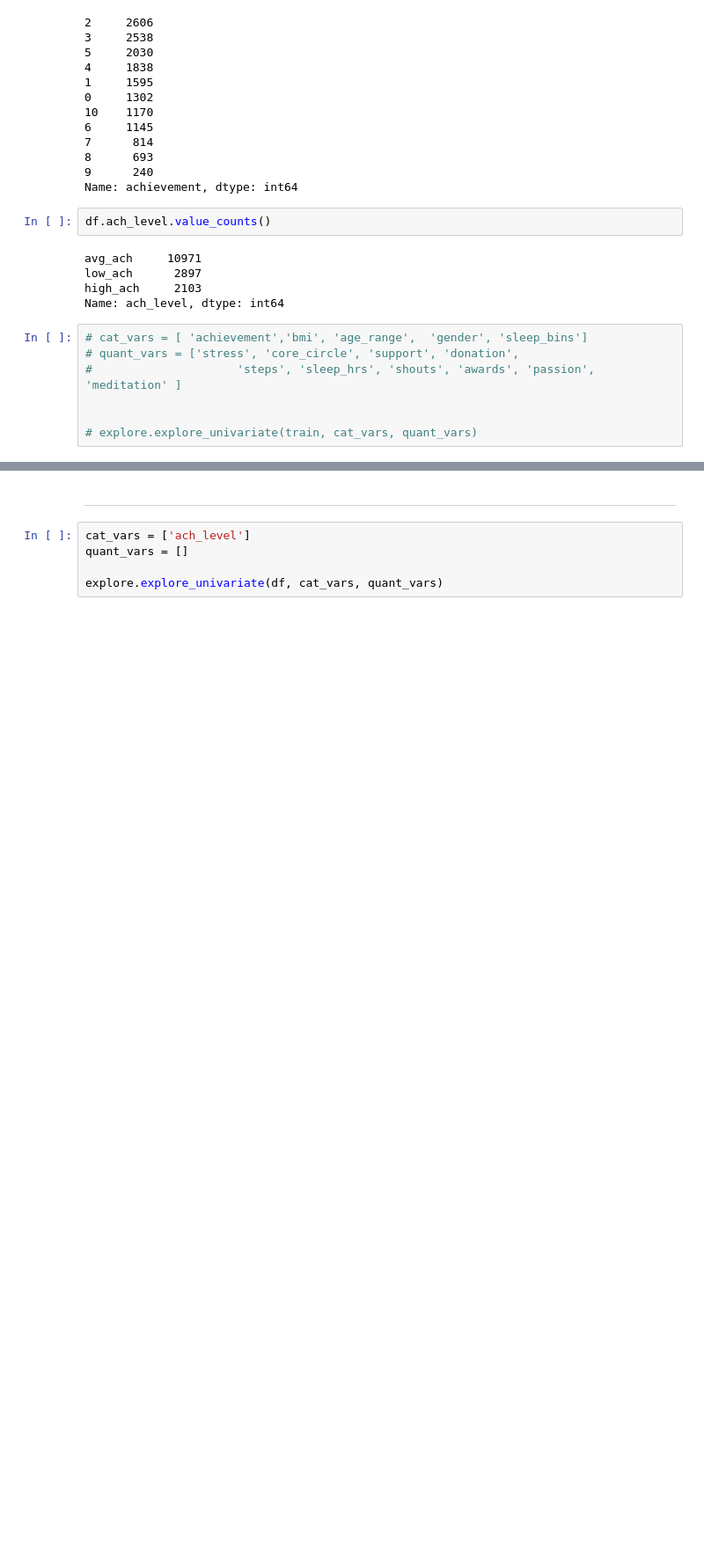
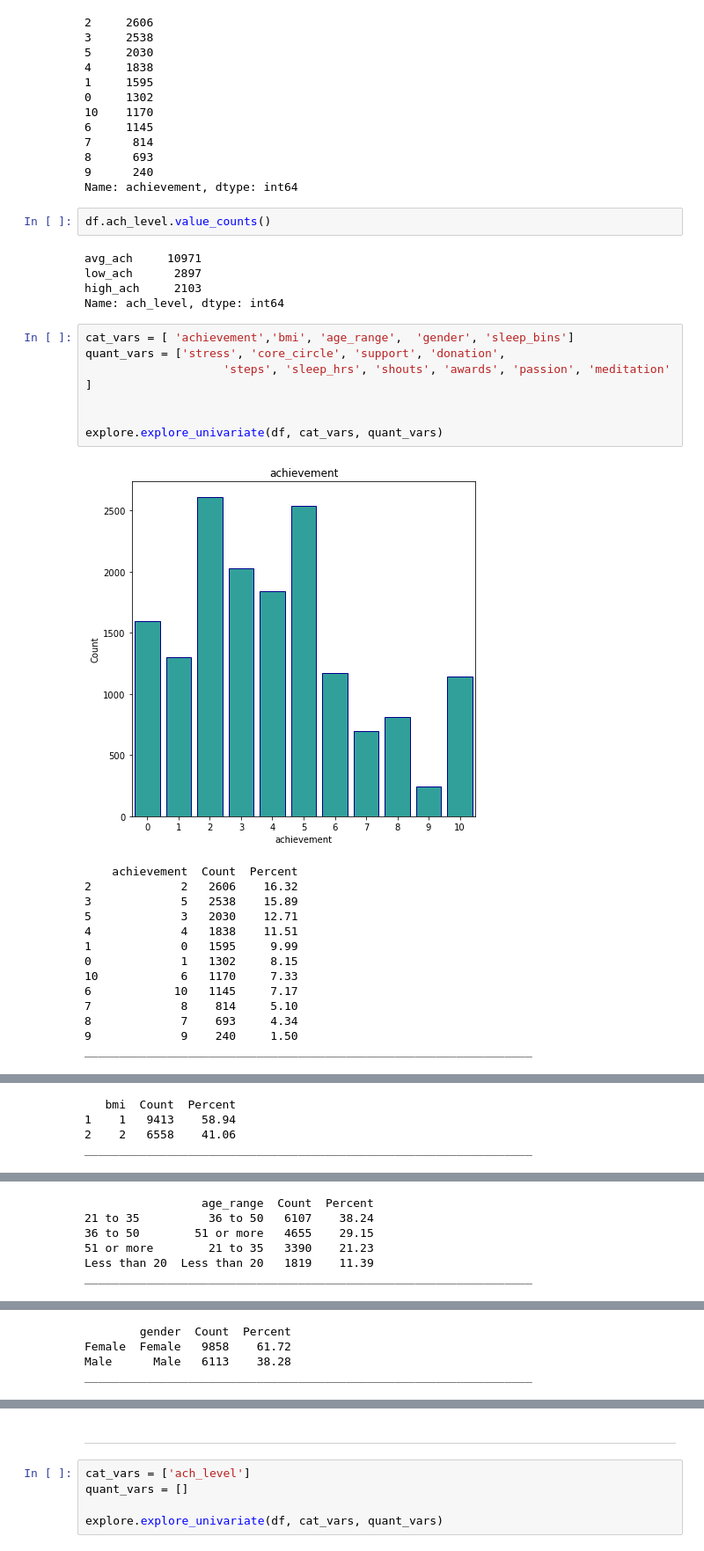
Before and after one commit to barbmarques/Lifestyle_Predictors_of_Personal_Achievement, a Jupyter notebook: Wellbeing-Project-Final.ipynb, the cells around one changed output, grey strips where cells are left out. Shown at 88% size. Saved outputs shown, nothing was run; the diff lists cells and outputs as text; blank space fills up the shorter version.

Commit message:
Final Individual Project - Lifestyle Factors Contributing to Personal Achievement

```diff
--- a/Wellbeing-Project-Final.ipynb
+++ b/Wellbeing-Project-Final.ipynb
@@ -250,9 +250,24 @@ low_ach      2897
 high_ach     2103
 Name: ach_level, dtype: int64
 # %%
-# cat_vars = [ 'achievement','bmi', 'age_range',  'gender', 'sleep_bins']
-# quant_vars = ['stress', 'core_circle', 'support', 'donation',
-#                     'steps', 'sleep_hrs', 'shouts', 'awards', 'passion', 'meditation' ]
+cat_vars = [ 'achievement','bmi', 'age_range',  'gender', 'sleep_bins']
+quant_vars = ['stress', 'core_circle', 'support', 'donation',
+                    'steps', 'sleep_hrs', 'shouts', 'awards', 'passion', 'meditation' ]
 
 
-# explore.explore_univariate(train, cat_vars, quant_vars)
+explore.explore_univariate(df, cat_vars, quant_vars)
+# %% [output]
+[figure, added]
+    achievement  Count  Percent
+2             2   2606    16.32
+3             5   2538    15.89
+5             3   2030    12.71
+4             4   1838    11.51
+1             0   1595     9.99
+0             1   1302     8.15
+10            6   1170     7.33
+6            10   1145     7.17
+7             8    814     5.10
+8             7    693     4.34
+9             9    240     1.50
+_________________________________________________________________
@@ -258,0 +275,4 @@ Name: ach_level, dtype: int64
+   bmi  Count  Percent
+1    1   9413    58.94
+2    2   6558    41.06
+_________________________________________________________________
@@ -258,0 +280,6 @@ Name: ach_level, dtype: int64
+                 age_range  Count  Percent
+21 to 35          36 to 50   6107    38.24
+36 to 50        51 or more   4655    29.15
+51 or more        21 to 35   3390    21.23
+Less than 20  Less than 20   1819    11.39
+_________________________________________________________________
@@ -258,0 +287,4 @@ Name: ach_level, dtype: int64
+        gender  Count  Percent
+Female  Female   9858    61.72
+Male      Male   6113    38.28
+_________________________________________________________________
```
Also changed, not shown: parts of 10 cells of this notebook.
